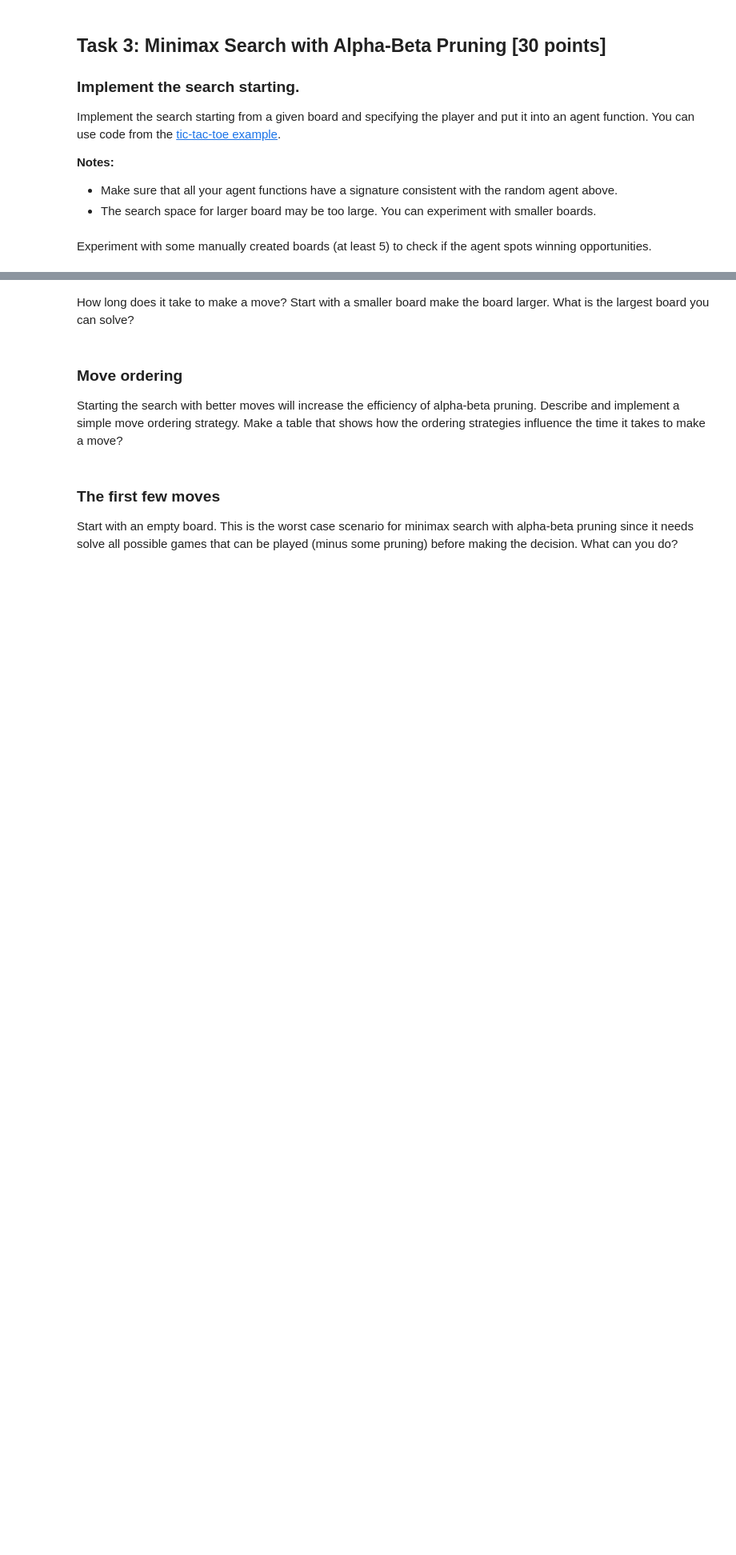
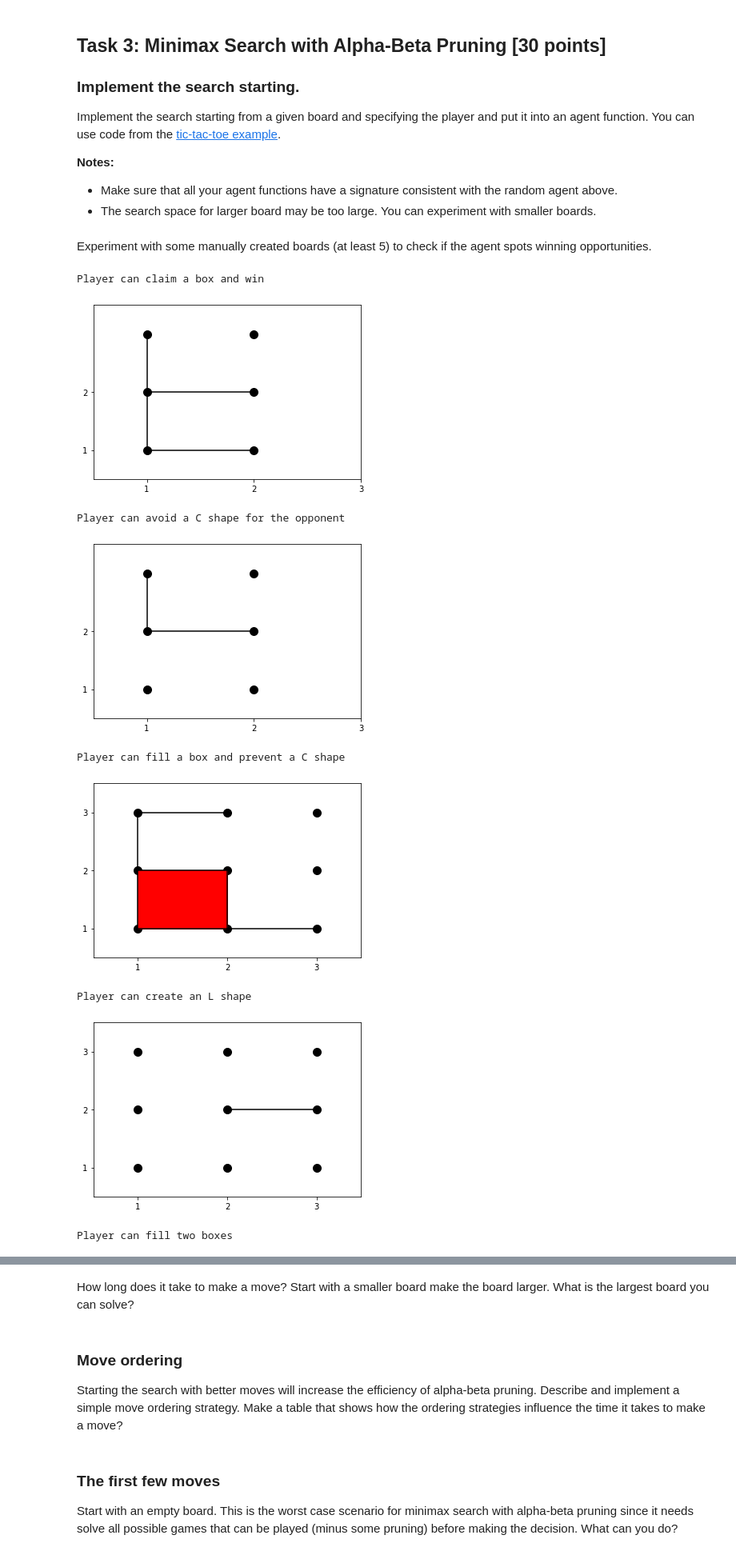
Before and after one commit to mplennon617/CS7320-AI, a Jupyter notebook: Games/assignment_dotsandboxes.ipynb, the cells around one changed output, grey strips where cells are left out. Shown at 80% size. Saved outputs shown, nothing was run; the diff lists cells and outputs as text; code cells hidden in the pictures; blank space fills up the shorter version.

```diff
--- a/Games/assignment_dotsandboxes.ipynb
+++ b/Games/assignment_dotsandboxes.ipynb
@@ -130,9 +130,9 @@ def show_board(board, show_results=False):
     for row in range(n):
         for col in range(m):
             if (row, col) in board:
-                ax.scatter(row, col, s=100, marker='o', color='black')
+                ax.scatter(col, row, s=100, marker='o', color='black')
             else:
-                ax.scatter(row, col, s=100, marker='o', color='black')
+                ax.scatter(col, row, s=100, marker='o', color='black')
 
     # Draw lines
     for line in board:
@@ -460,0 +505,59 @@ Experiment with some manually created boards (at least 5) to check if the agent
+# %%
+# Your code/ answer goes here.
+boards = []
+for i in range(5):
+    boards.append({'n': 3,'m': 2})
+
+# Define board 0 lines.
+boards[0]['h',1,0] = True
+boards[0]['h',2,0] = True
+boards[0]['v',0,0] = True
+boards[0]['v',1,0] = True
+print('Player can claim a box and win')
+show_board(boards[0])
+
+# Define board 1 lines.
+boards[1]['v',0,0] = True
+boards[1]['h',1,0] = True
+print('Player can avoid a C shape for the opponent')
+show_board(boards[1])
+
+# Define board 2 lines.
+boards[2]['m'] = 3
+boards[2]['v',0,0] = True
+boards[2]['v',1,0] = True
+boards[2]['v',1,1] = True
+boards[2]['h',0,0] = True
+boards[2]['h',1,0] = True
+boards[2]['h',2,0] = True
+boards[2]['h',2,1] = True
+# Define board 2 box.
+boards[2][(1,0)] = -1
+print('Player can fill a box and prevent a C shape')
+show_board(boards[2])
+
+# Define board 3 lines.
+boards[3]['m'] = 3
+boards[3]['h',1,1] = True
+print('Player can create an L shape')
+show_board(boards[3])
+
+# Define board 4 lines.
+boards[4]['m'] = 3
+boards[4]['v',0,0] = True
+boards[4]['v',1,1] = True
+boards[4]['v',1,0] = True
+boards[4]['h',0,0] = True
+boards[4]['h',2,0] = True
+print('Player can fill two boxes')
+show_board(boards[4])
+# %% [output]
+Player can claim a box and win
+[figure, added]
+Player can avoid a C shape for the opponent
+[figure, added]
+Player can fill a box and prevent a C shape
+[figure, added]
+Player can create an L shape
+[figure, added]
+Player can fill two boxes
```
Also changed, not shown: parts of 9 cells of this notebook.
